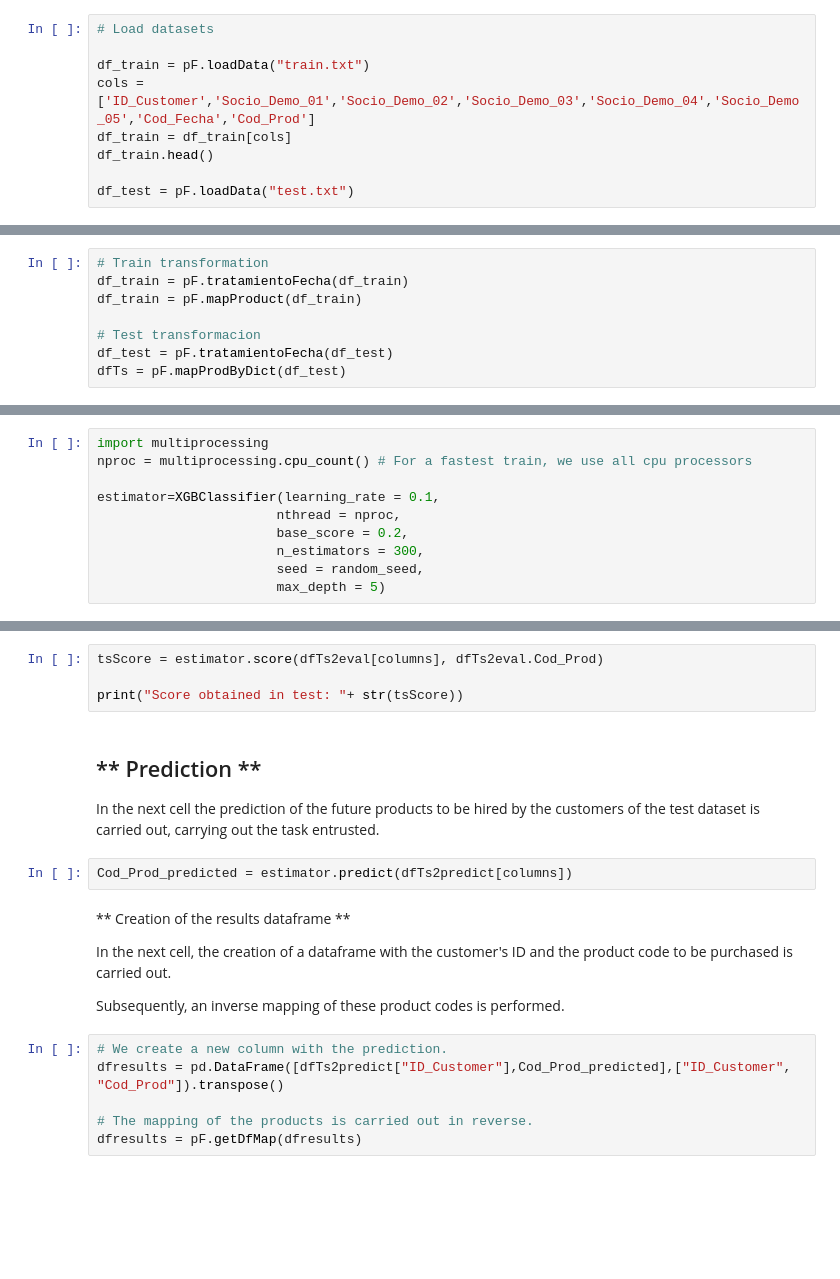
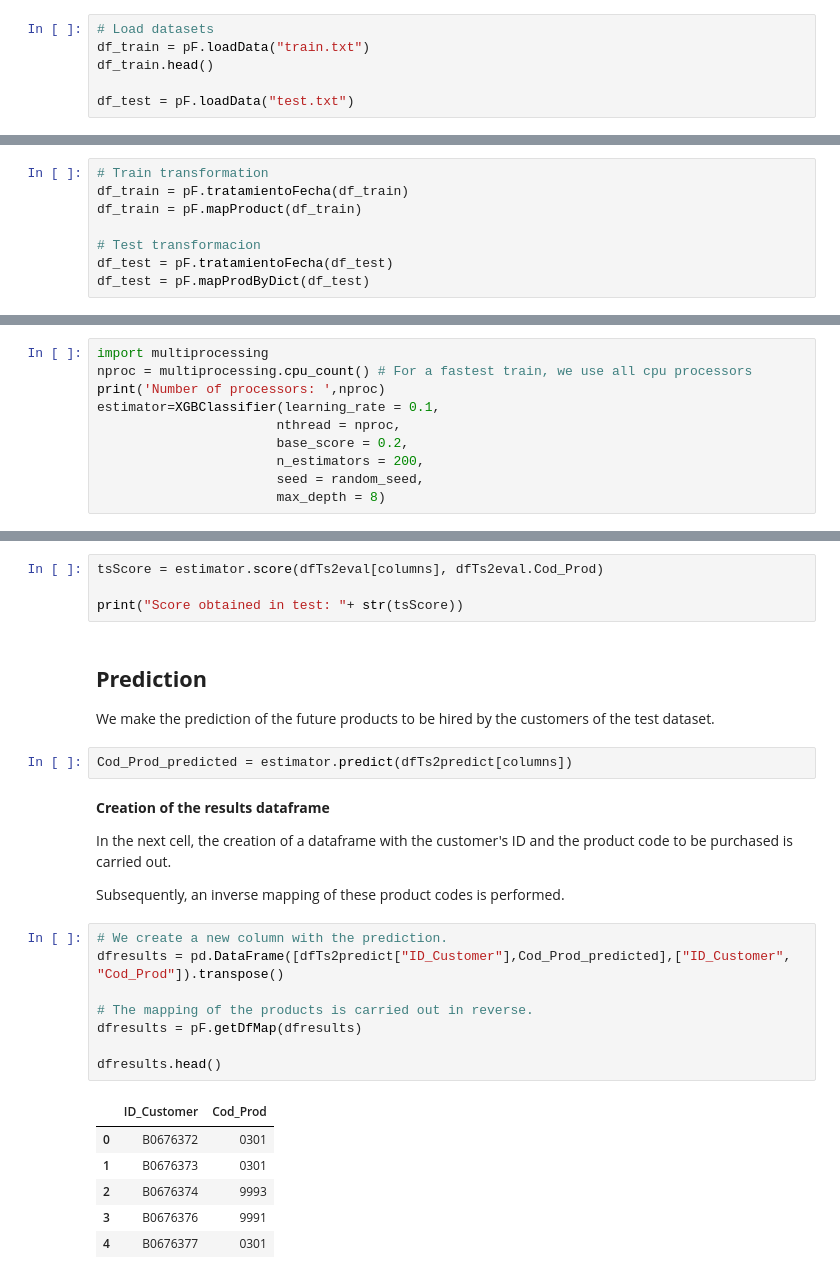
Before and after one commit to napa-analytics-llc/bank-product-recommendation, a Jupyter notebook: script/notebook_bank_recommendation_system.ipynb, the cells around one changed output, grey strips where cells are left out. Cells and saved outputs as stored; diff of their text form; blank space fills up the shorter version.

Commit message:
Print output prediction and create a output file.

```diff
--- a/script/notebook_bank_recommendation_system.ipynb
+++ b/script/notebook_bank_recommendation_system.ipynb
@@ -117,9 +114,6 @@ In the next cell we create a variable with the path of the training and test fil
 # %%
 # Load datasets
-
 df_train = pF.loadData("train.txt")
-cols = ['ID_Customer','Socio_Demo_01','Socio_Demo_02','Socio_Demo_03','Socio_Demo_04','Socio_Demo_05','Cod_Fecha','Cod_Prod']
-df_train = df_train[cols]
 df_train.head()
 
 df_test = pF.loadData("test.txt")
@@ -284,7 +281,7 @@ df_train = pF.mapProduct(df_train)
 
 # Test transformacion
 df_test = pF.tratamientoFecha(df_test)
-dfTs = pF.mapProdByDict(df_test)
+df_test = pF.mapProdByDict(df_test)
 # %% [markdown]
 We use all the data for the creation of the different maps used for the generation of new features:
 
@@ -460,10 +459,10 @@ In the next cell we carry out the entry of our classifier * XGBoost * with the o
 # %%
 import multiprocessing
 nproc = multiprocessing.cpu_count() # For a fastest train, we use all cpu processors
-
+print('Number of processors: ',nproc)
 estimator=XGBClassifier(learning_rate = 0.1,
                        nthread = nproc,
                        base_score = 0.2,
-                       n_estimators = 300,
+                       n_estimators = 200,
                        seed = random_seed,
-                       max_depth = 5)
+                       max_depth = 8)
@@ -479,13 +487,13 @@ tsScore = estimator.score(dfTs2eval[columns], dfTs2eval.Cod_Prod)
 print("Score obtained in test: "+ str(tsScore))
 # %% [markdown]
 <a id="predict"> </a>
-## ** Prediction **
+## **Prediction**
 
-In the next cell the prediction of the future products to be hired by the customers of the test dataset is carried out, carrying out the task entrusted.
+We make the prediction of the future products to be hired by the customers of the test dataset.
 # %%
 Cod_Prod_predicted = estimator.predict(dfTs2predict[columns])
 # %% [markdown]
-** Creation of the results dataframe **
+**Creation of the results dataframe**
 
 In the next cell, the creation of a dataframe with the customer's ID and the product code to be purchased is carried out.
 
@@ -493,7 +501,16 @@ Subsequently, an inverse mapping of these product codes is performed.
 # %%
 # We create a new column with the prediction.
 dfresults = pd.DataFrame([dfTs2predict["ID_Customer"],Cod_Prod_predicted],["ID_Customer", "Cod_Prod"]).transpose()
 
 # The mapping of the products is carried out in reverse.
 dfresults = pF.getDfMap(dfresults)
+
+dfresults.head()
+# %% [output]
+|  | ID_Customer | Cod_Prod |
+| 0 | B0676372 | 0301 |
+| 1 | B0676373 | 0301 |
+| 2 | B0676374 | 9993 |
+| 3 | B0676376 | 9991 |
+| 4 | B0676377 | 0301 |
 # %% [markdown]
```
Also changed, not shown: parts of 39 cells of this notebook, 3 other files.
